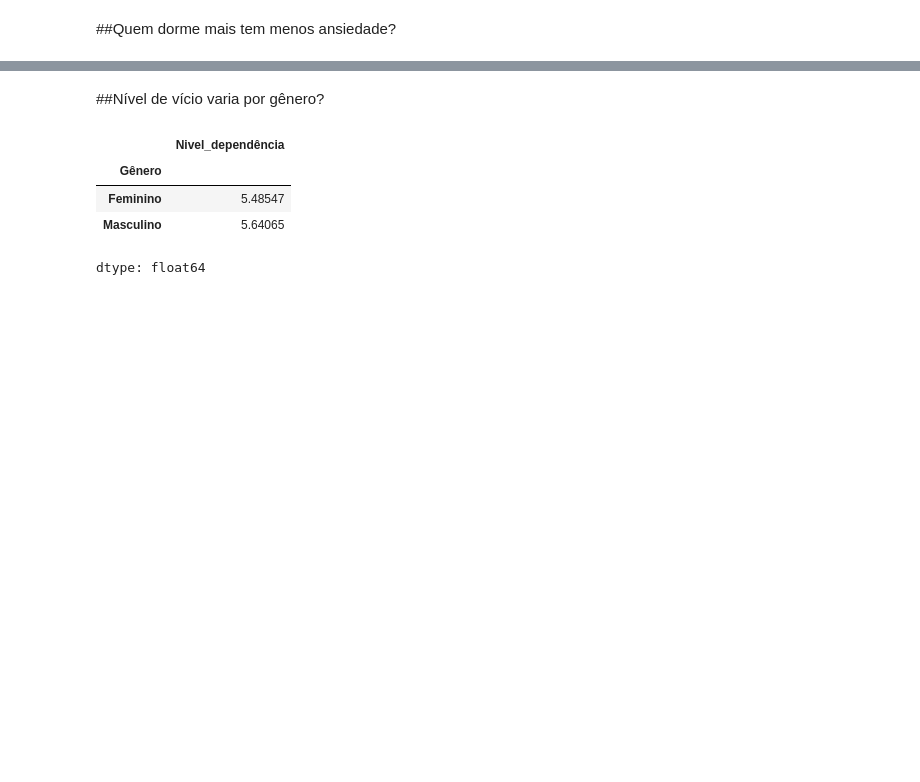
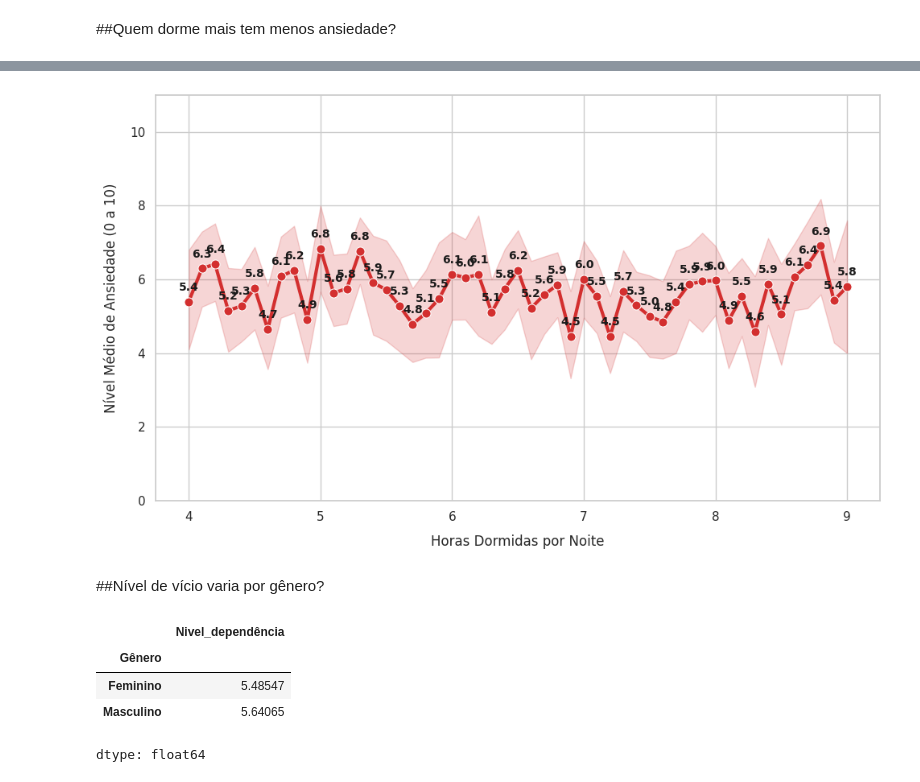
Before and after one commit to Alvenato/Introducao-a-Ciencia-de-Dados, a Jupyter notebook: Análise_Exploratória_da_Saúde_Mental_de_Adolescentes.ipynb, the cells around one changed output, grey strips where cells are left out. Drawn from its saved outputs; the diff is of its cells as text; code cells hidden in the pictures; blank space fills up the shorter version.

```diff
--- a/Análise_Exploratória_da_Saúde_Mental_de_Adolescentes.ipynb
+++ b/Análise_Exploratória_da_Saúde_Mental_de_Adolescentes.ipynb
@@ -387,3 +354,59 @@ plt.show()
+# %%
+# Configurando um estilo limpo e de alta legibilidade
+sns.set_theme(style="whitegrid")
+plt.figure(figsize=(10, 6))
+
+# Criando o gráfico de linha de médias
+# O Seaborn calcula automaticamente a média de ansiedade para cada grupo de horas de sono
+ax = sns.lineplot(
+    data=mh,
+    x="Horas_dormidas",
+    y="Nivel_ansiedade",
+    color="#d32f2f",      # Linha vermelha de alerta para destacar a tendência
+    linewidth=3,
+    marker="o",           # Adiciona uma bolinha em cada hora cheia para destacar o ponto exato
+    markersize=8,
+    errorbar=("ci", 95)   # Sombra sutil que mostra a variação estatística dos dados
+)
+
+# Adicionando os rótulos de dados (escrevendo o valor médio exato acima de cada marcador)
+# Isso remove qualquer falta de informação do gráfico
+for x_val, y_val in zip(mh.groupby("Horas_dormidas")["Nivel_ansiedade"].mean().index,
+                        mh.groupby("Horas_dormidas")["Nivel_ansiedade"].mean().values):
+    ax.annotate(f"{y_val:.1f}",
+                (x_val, y_val),
+                textcoords="offset points",
+                xytext=(0, 10),
+                ha='center',
+                fontsize=10,
+                fontweight='bold',
+                color='#1a1a1a')
+
+# Títulos e eixos claros e informativos
+# plt.title("Tendência Média do Nível de Ansiedade por Horas de Sono", fontsize=14, fontweight='bold', pad=20)
+plt.xlabel("Horas Dormidas por Noite", fontsize=12, labelpad=10)
+plt.ylabel("Nível Médio de Ansiedade (0 a 10)", fontsize=12, labelpad=10)
+
+# Ajustando os limites para os rótulos não serem cortados
+plt.ylim(0, 11)
+plt.xticks(range(int(mh["Horas_dormidas"].min()), int(mh["Horas_dormidas"].max()) + 1))
+
+plt.tight_layout()
+plt.show()
+
+
+#Nesta célula, utilizamos um gráfico de dispersão (scatter plot) para analisar a relação entre
+#a quantidade de horas dormidas e o nível de ansiedade dos participantes.
+#Cada ponto representa um indivíduo da amostra, permitindo observar como os níveis de ansiedade
+#se distribuem em função do tempo de sono.
+#A coloração dos pontos foi definida pelo próprio nível de ansiedade, utilizando uma escala de cores
+#que varia de menor para maior intensidade, facilitando a identificação de participantes com níveis
+#mais elevados dessa condição.
+#Por meio dessa visualização, é possível investigar a existência de padrões ou tendências entre
+#as horas de sono e a ansiedade, verificando, por exemplo, se menores períodos de descanso estão
+#associados a níveis mais altos de ansiedade entre os adolescentes analisados.
+# %% [output]
+[figure, added]
 # %% [markdown]
 ##Nível de vício varia por gênero?
 # %%
```
Also changed, not shown: parts of 12 cells of this notebook.
